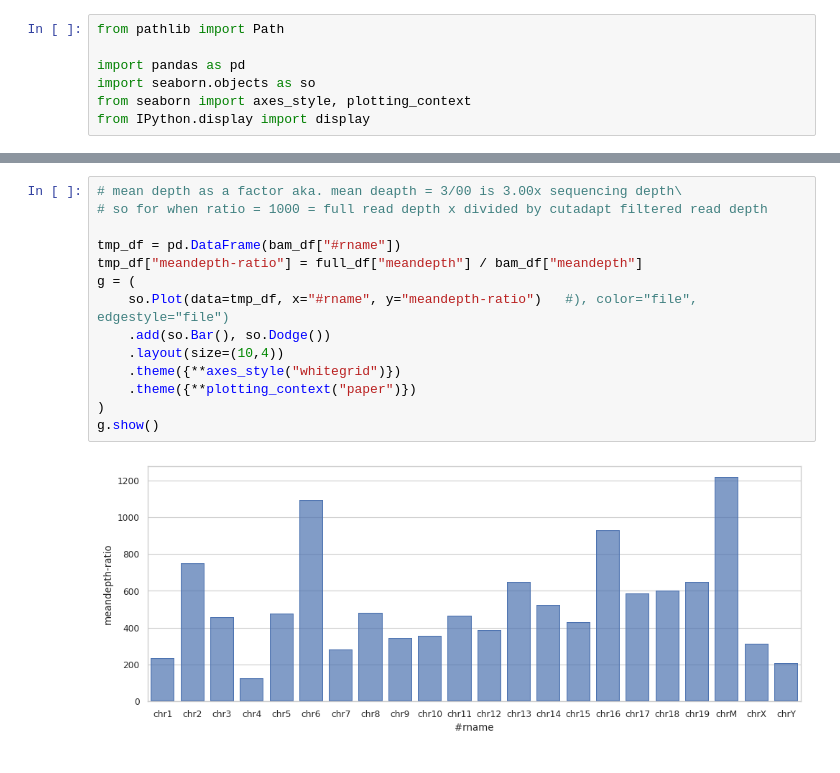
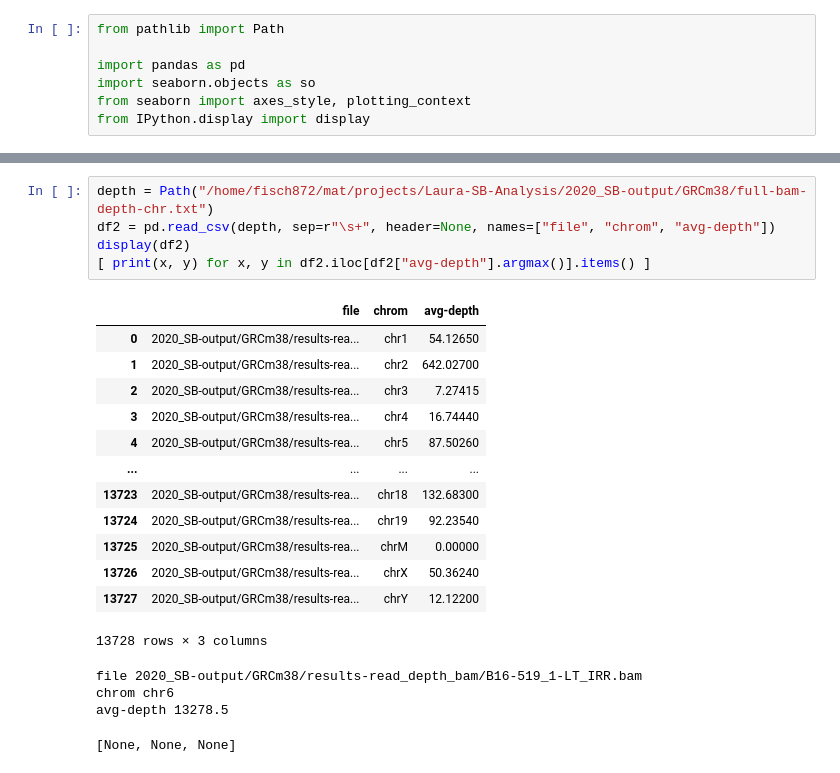
Before and after one commit to RogersLabGroup/NetCIS, a Jupyter notebook: notebooks/read_depth.ipynb, the cells around one changed output, grey strips where cells are left out. Cells and saved outputs as stored; diff of their text form.

```diff
--- a/notebooks/read_depth.ipynb
+++ b/notebooks/read_depth.ipynb
@@ -72,16 +8,23 @@ g.show()
-# %%
-# mean depth as a factor aka. mean deapth = 3/00 is 3.00x sequencing depth\
-# so for when ratio = 1000 = full read depth x divided by cutadapt filtered read depth
-
-tmp_df = pd.DataFrame(bam_df["#rname"])
-tmp_df["meandepth-ratio"] = full_df["meandepth"] / bam_df["meandepth"]
-g = (
-    so.Plot(data=tmp_df, x="#rname", y="meandepth-ratio")   #), color="file", edgestyle="file")
-    .add(so.Bar(), so.Dodge())
-    .layout(size=(10,4))
-    .theme({**axes_style("whitegrid")})
-    .theme({**plotting_context("paper")})
-)
-g.show()
-# %% [output]
-[figure, removed]
+# %%
+depth = Path("/home/fisch872/mat/projects/Laura-SB-Analysis/2020_SB-output/GRCm38/full-bam-depth-chr.txt")
+df2 = pd.read_csv(depth, sep=r"\s+", header=None, names=["file", "chrom", "avg-depth"])
+display(df2)
+[ print(x, y) for x, y in df2.iloc[df2["avg-depth"].argmax()].items() ]
+# %% [output]
+|  | file | chrom | avg-depth |
+| 0 | 2020_SB-output/GRCm38/results-rea... | chr1 | 54.12650 |
+| 1 | 2020_SB-output/GRCm38/results-rea... | chr2 | 642.02700 |
+| 2 | 2020_SB-output/GRCm38/results-rea... | chr3 | 7.27415 |
+| 3 | 2020_SB-output/GRCm38/results-rea... | chr4 | 16.74440 |
+| 4 | 2020_SB-output/GRCm38/results-rea... | chr5 | 87.50260 |
+| ... | ... | ... | ... |
+| 13723 | 2020_SB-output/GRCm38/results-rea... | chr18 | 132.68300 |
+| 13724 | 2020_SB-output/GRCm38/results-rea... | chr19 | 92.23540 |
+| 13725 | 2020_SB-output/GRCm38/results-rea... | chrM | 0.00000 |
+| 13726 | 2020_SB-output/GRCm38/results-rea... | chrX | 50.36240 |
+| 13727 | 2020_SB-output/GRCm38/results-rea... | chrY | 12.12200 |
+13728 rows × 3 columns
+file 2020_SB-output/GRCm38/results-read_depth_bam/B16-519_1-LT_IRR.bam
+chrom chr6
+avg-depth 13278.5
+[None, None, None]
```
Also changed, not shown: parts of 8 cells of this notebook, 5 other files.
